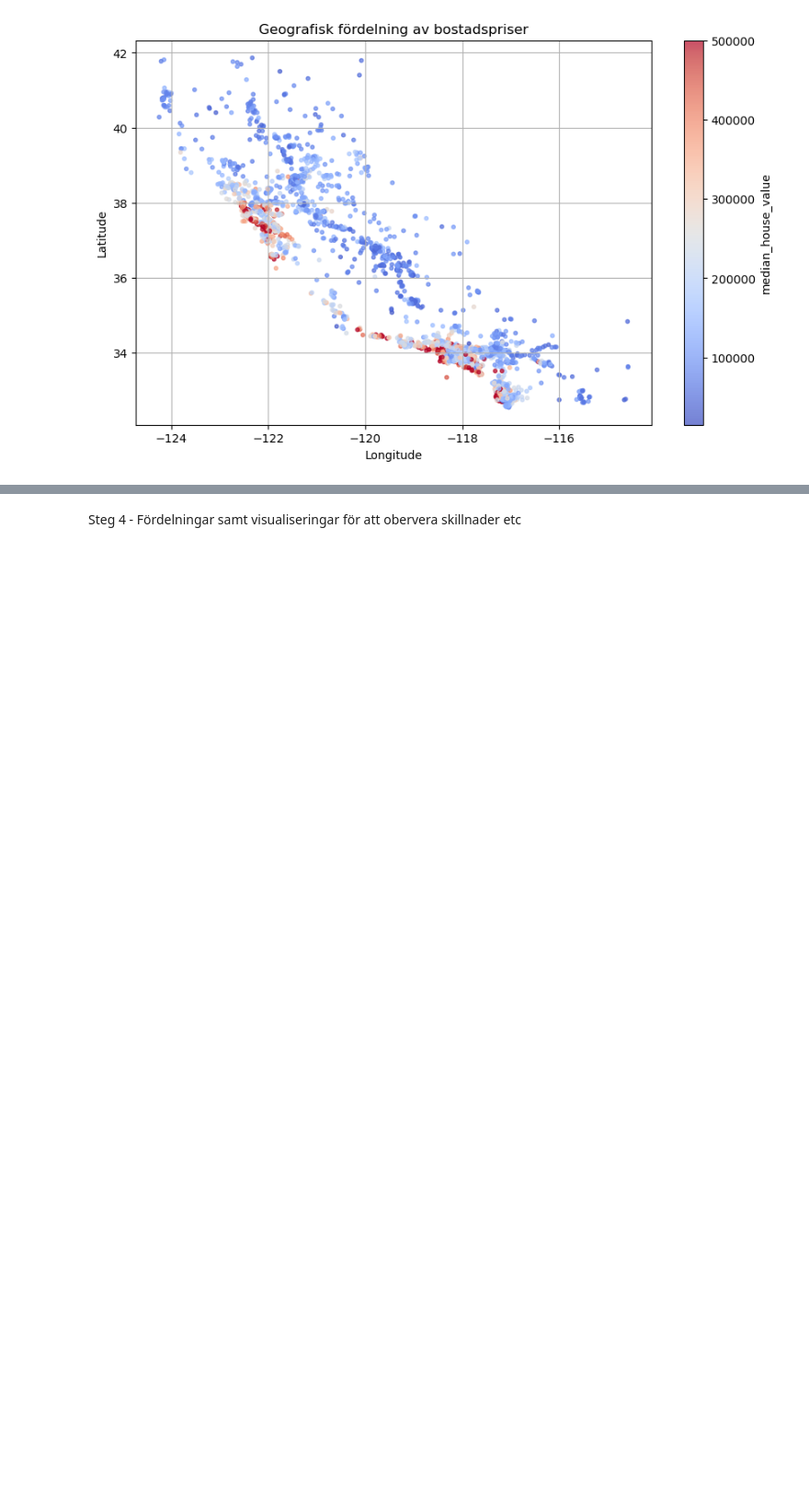
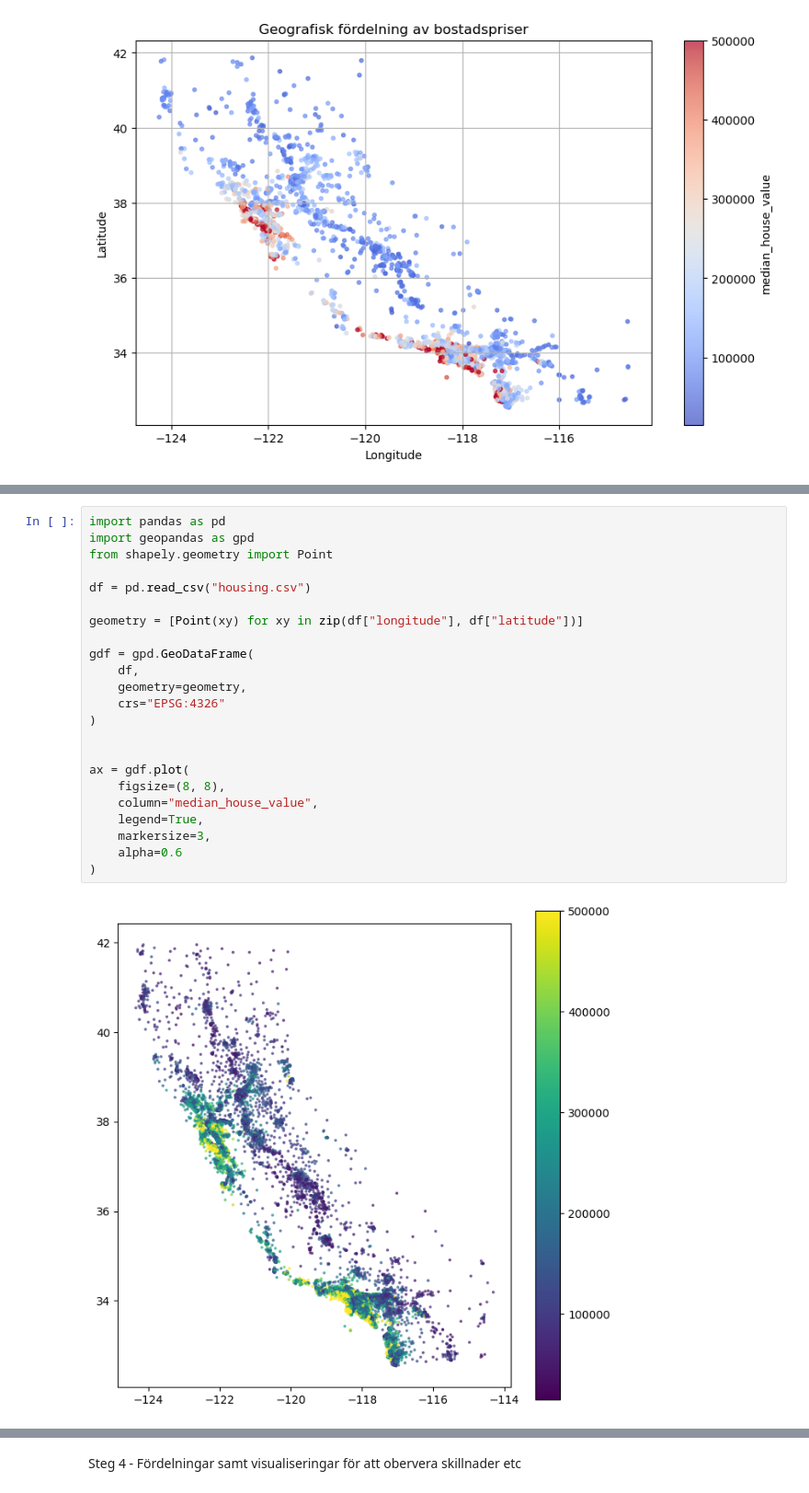
Before and after one commit to jonaskallman/Kunskapskontroll_2_3, a Jupyter notebook: kunskapskontroll_3_EDA_JFK.ipynb, the cells around one changed output, grey strips where cells are left out. Shown at 92% size. Saved outputs shown, nothing was run; the diff lists cells and outputs as text; blank space fills up the shorter version.

Commit message:
Geopandas 2

```diff
--- a/kunskapskontroll_3_EDA_JFK.ipynb
+++ b/kunskapskontroll_3_EDA_JFK.ipynb
@@ -246 +284,26 @@ plot_housing_price_map(df, "median_house_value", cmap="coolwarm")
+# %%
+import pandas as pd
+import geopandas as gpd
+from shapely.geometry import Point
+
+df = pd.read_csv("housing.csv")
+
+geometry = [Point(xy) for xy in zip(df["longitude"], df["latitude"])]
+
+gdf = gpd.GeoDataFrame(
+    df,
+    geometry=geometry,
+    crs="EPSG:4326"
+)
+
+
+ax = gdf.plot(
+    figsize=(8, 8),
+    column="median_house_value",
+    legend=True,
+    markersize=3,
+    alpha=0.6
+)
+# %% [output]
+[figure, added]
 # %% [markdown]
```
Also changed, not shown: parts of 10 cells of this notebook.
